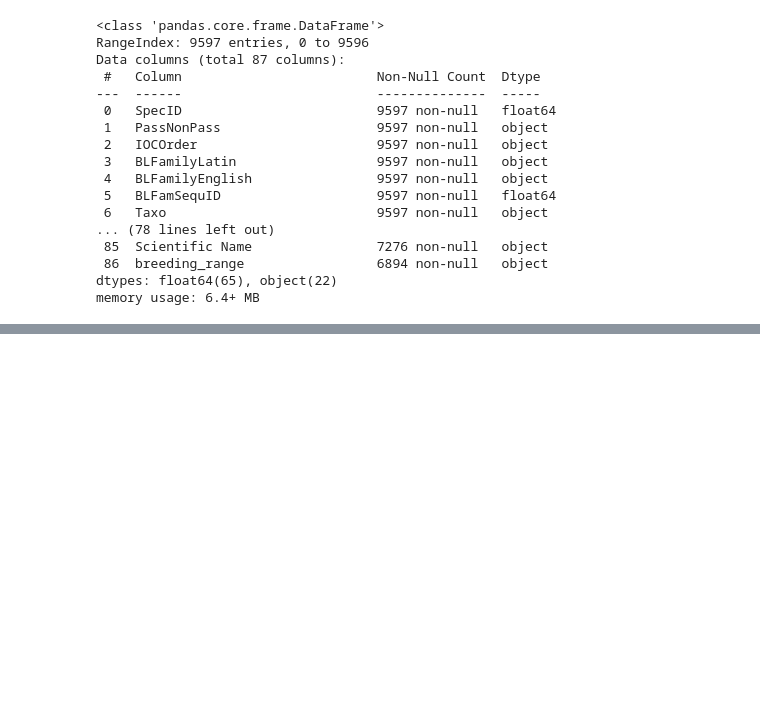
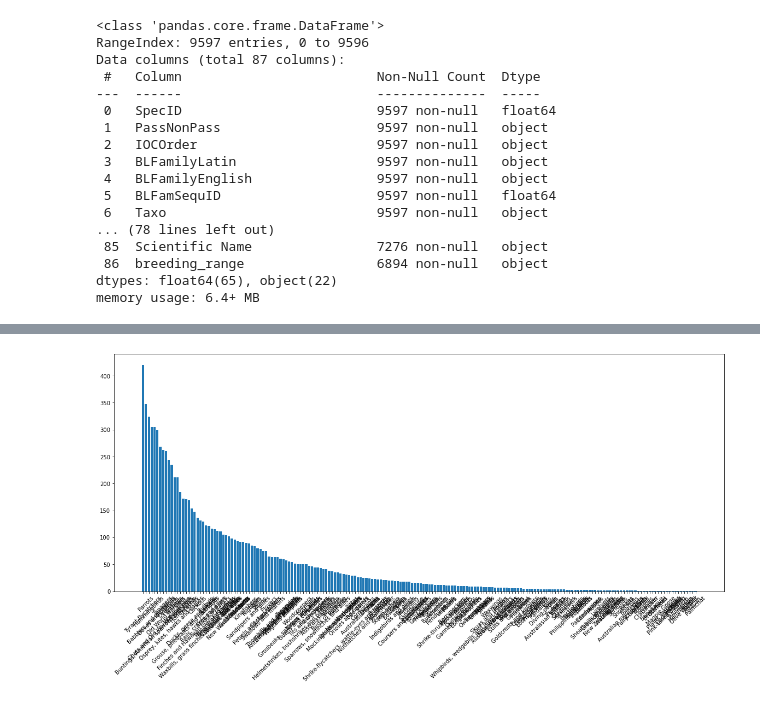
Before and after one commit to CGPinDC/Bird-Classification-Project, a Jupyter notebook: notebooks/crystal/cgp_EDA.ipynb, the cells around one changed output, grey strips where cells are left out. Drawn from its saved outputs; the diff is of its cells as text; code cells hidden in the pictures; blank space fills up the shorter version.

```diff
--- a/notebooks/crystal/cgp_EDA.ipynb
+++ b/notebooks/crystal/cgp_EDA.ipynb
@@ -196,0 +57,10 @@ breeding_range
+# %%
+#review distribution of family
+families= df['BLFamilyEnglish'].value_counts()
+
+fig, axs = plt.subplots(figsize=(20,8))
+plt.bar(x=families.index, height=families)
+plt.xticks(rotation = 45)
+plt.show();
+# %% [output]
+[figure, added]
```
Also changed, not shown: parts of 41 cells of this notebook.
